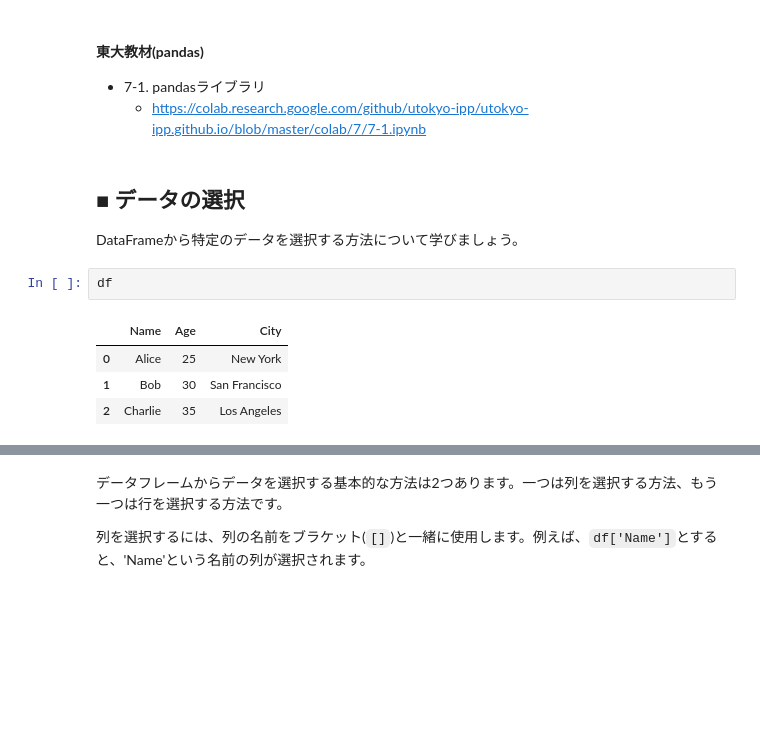
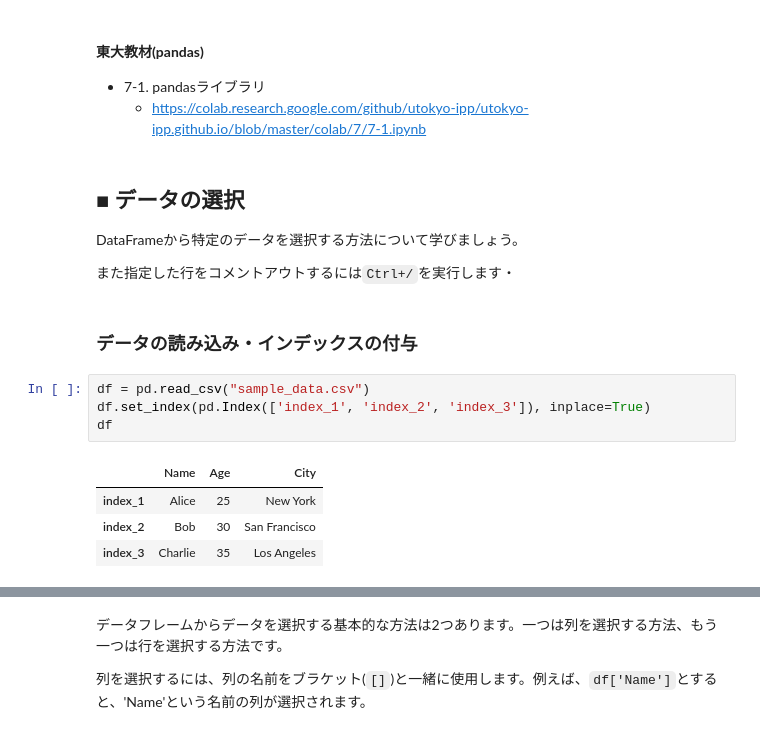
Before and after one commit to gmoriki/C4RA-Python-Tutorials, a Jupyter notebook: 0609/0609_Tutorial.ipynb, the cells around one changed output, grey strips where cells are left out. Cells and saved outputs as stored; diff of their text form; blank space fills up the shorter version.

```diff
--- a/0609/0609_Tutorial.ipynb
+++ b/0609/0609_Tutorial.ipynb
@@ -57,10 +57,16 @@ df_from_csv = pd.read_csv("sample_data.csv")
 ## ■ データの選択
 
 DataFrameから特定のデータを選択する方法について学びましょう。
+
+また指定した行をコメントアウトするには`Ctrl+/`を実行します・
-# %%
-df
-# %% [output]
-|  | Name | Age | City |
-| 0 | Alice | 25 | New York |
-| 1 | Bob | 30 | San Francisco |
-| 2 | Charlie | 35 | Los Angeles |
+# %% [markdown]
+### データの読み込み・インデックスの付与
+# %%
+df = pd.read_csv("sample_data.csv")
+df.set_index(pd.Index(['index_1', 'index_2', 'index_3']), inplace=True)
+df
+# %% [output]
+|  | Name | Age | City |
+| index_1 | Alice | 25 | New York |
+| index_2 | Bob | 30 | San Francisco |
+| index_3 | Charlie | 35 | Los Angeles |
```
Also changed, not shown: parts of 21 cells of this notebook.
